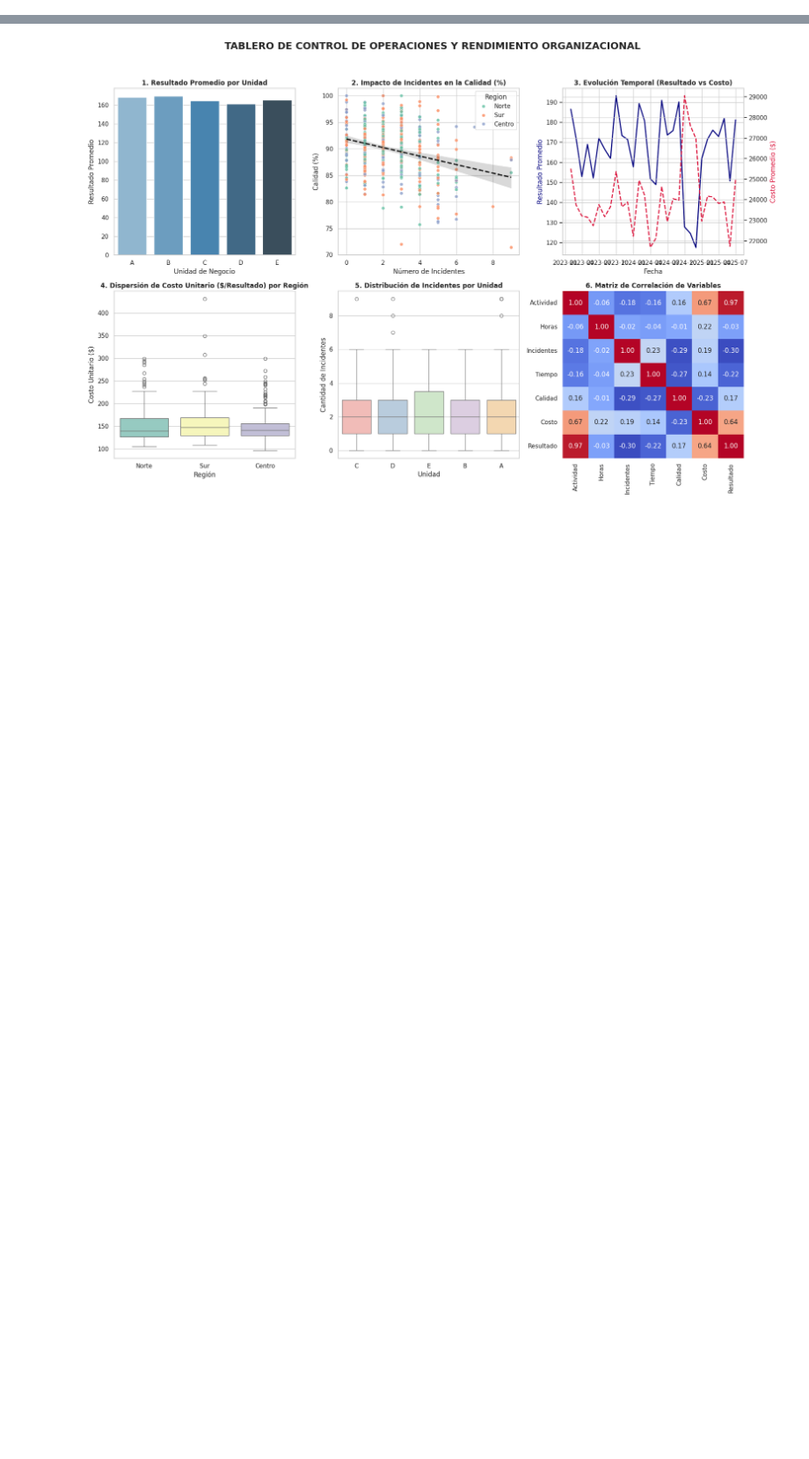
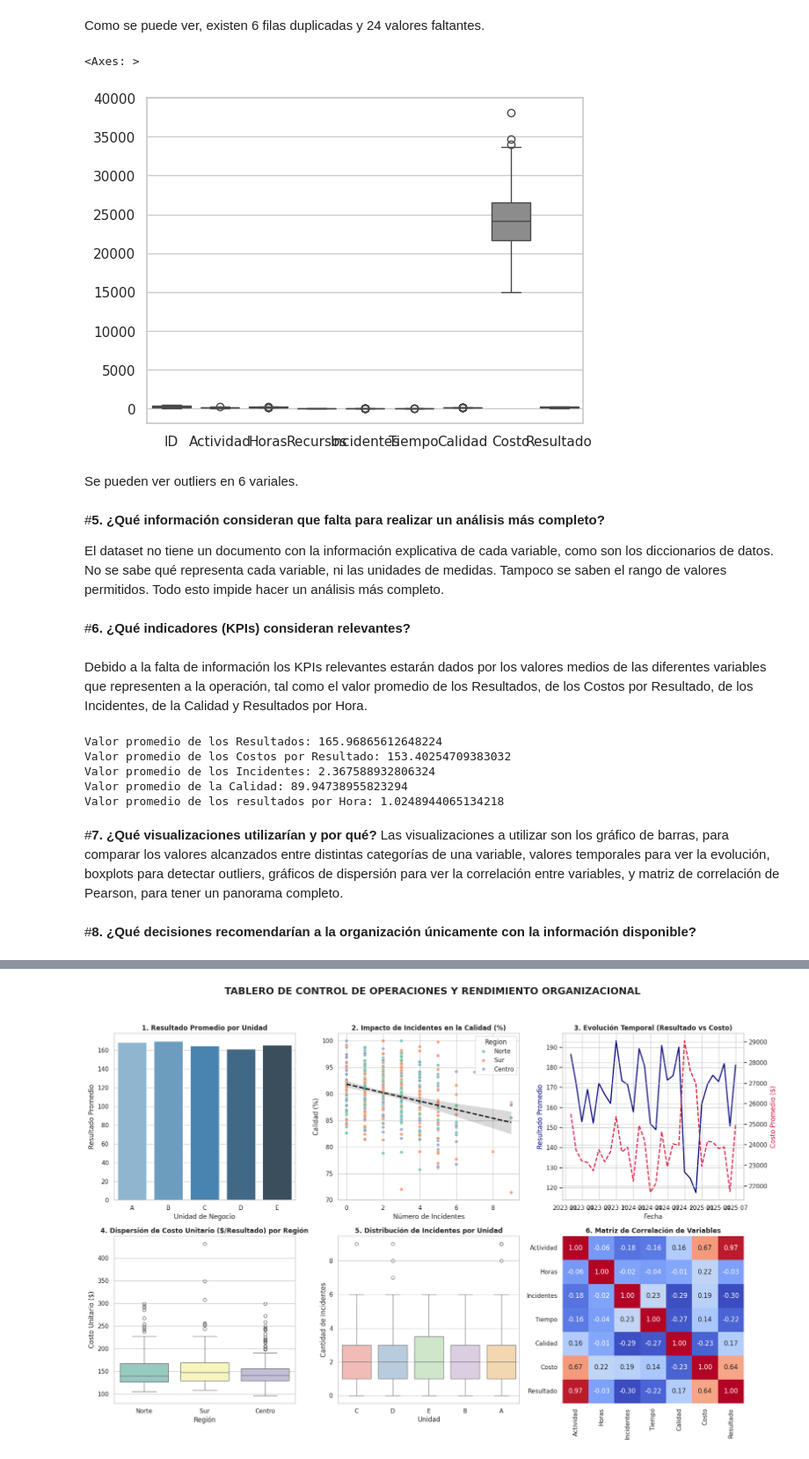
Before and after one commit to cabreonictor/Visualizacion-y-Narrativa-de-Datos, a Jupyter notebook: TP1/Vis_TP1.ipynb, the cells around one changed output, grey strips where cells are left out. Shown at 88% size. Saved outputs shown, nothing was run; the diff lists cells and outputs as text; code cells hidden in the pictures; blank space fills up the shorter version.

```diff
--- a/TP1/Vis_TP1.ipynb
+++ b/TP1/Vis_TP1.ipynb
@@ -2,0 +17,3 @@
+# %%
+df = pd.read_csv('https://raw.githubusercontent.com/cabreonictor/Visualizacion-y-Narrativa-de-Datos/refs/heads/main/TP1/operacion_organizacion.csv')
+df.head()
@@ -2,0 +113,36 @@
+# %% [markdown]
+Como se puede ver, existen 6 filas duplicadas y 24 valores faltantes.
+# %%
+sns.boxplot(data = df)
+# %% [output]
+<Axes: >
+[figure, added]
+# %% [markdown]
+Se pueden ver outliers en 6 variales.
+# %% [markdown]
+#**5. ¿Qué información consideran que falta para realizar un análisis más completo?**
+
+El dataset no tiene un documento con la información explicativa de cada variable, como son los diccionarios de datos. No se sabe qué representa cada variable, ni las unidades de medidas. Tampoco se saben el rango de valores permitidos. Todo esto impide hacer un análisis más completo.
+# %% [markdown]
+#**6. ¿Qué indicadores (KPIs) consideran relevantes?**
+# %% [markdown]
+Debido a la falta de información los KPIs relevantes estarán dados por los valores medios de las diferentes variables que representen a la operación, tal como el valor promedio de los Resultados, de los Costos por Resultado, de los Incidentes, de la Calidad y Resultados por Hora.
+# %%
+print(f'Valor promedio de los Resultados: {df["Resultado"].mean()}')
+costo_resultado = df["Costo"] / df["Resultado"]
+print(f'Valor promedio de los Costos por Resultado: {costo_resultado.mean()}')
+print(f'Valor promedio de los Incidentes: {df["Incidentes"].mean()}')
+print(f'Valor promedio de la Calidad: {df["Calidad"].mean()}')
+resultado_hora = df["Resultado"] / df["Horas"]
+print(f'Valor promedio de los resultados por Hora: {resultado_hora.mean()}')
+# %% [output]
+Valor promedio de los Resultados: 165.96865612648224
+Valor promedio de los Costos por Resultado: 153.40254709383032
+Valor promedio de los Incidentes: 2.367588932806324
+Valor promedio de la Calidad: 89.94738955823294
+Valor promedio de los resultados por Hora: 1.0248944065134218
+# %% [markdown]
+#**7. ¿Qué visualizaciones utilizarían y por qué?**
+Las visualizaciones a utilizar son los gráfico de barras, para comparar los valores alcanzados entre distintas categorías de una variable, valores temporales para ver la evolución, boxplots para detectar outliers, gráficos de dispersión para ver la correlación entre variables, y matriz de correlación de Pearson, para tener un panorama completo.
+# %% [markdown]
+#**8. ¿Qué decisiones recomendarían a la organización únicamente con la información disponible?**
```
Also changed, not shown: parts of 14 cells of this notebook.
